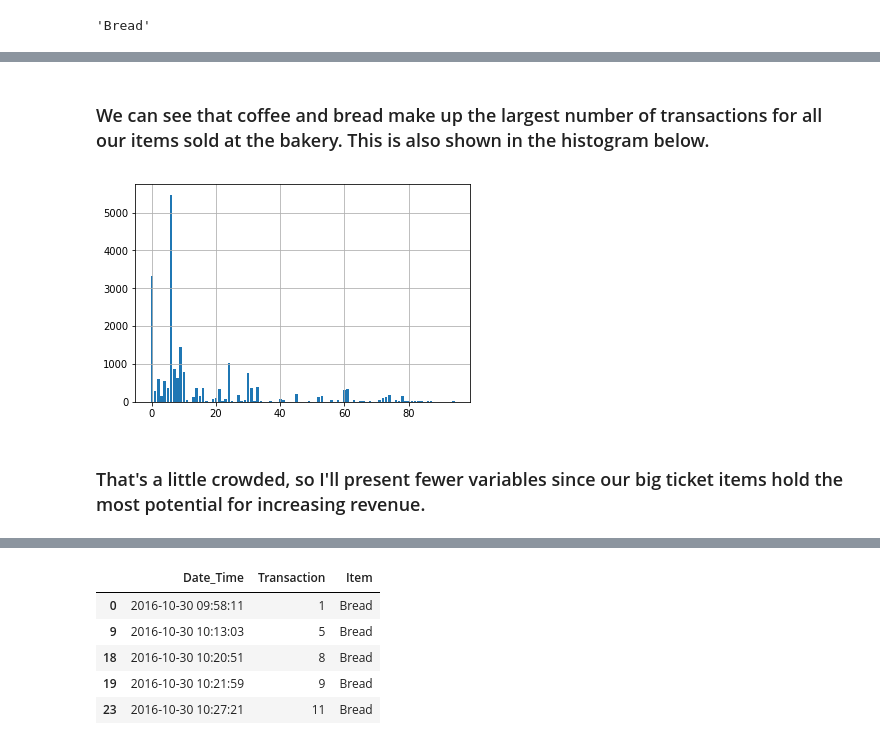
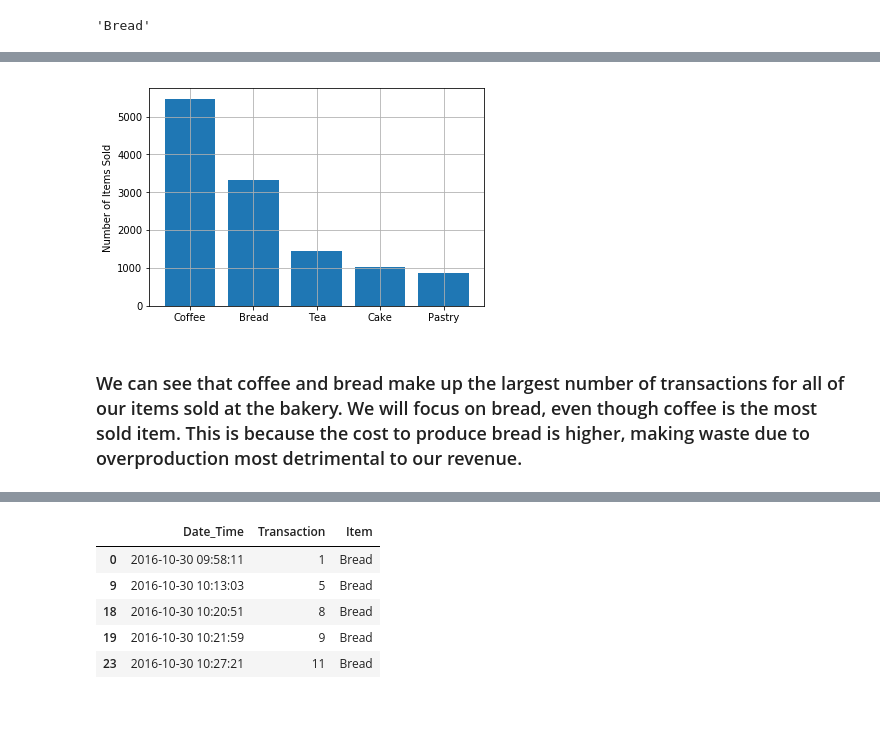
Before and after one commit to zgod89/Thinkful, a Jupyter notebook: unit1/u1cap.ipynb, the cells around one changed output, grey strips where cells are left out. Cells and saved outputs as stored; diff of their text form; code cells hidden in the pictures; blank space fills up the shorter version.

```diff
--- a/unit1/u1cap.ipynb
+++ b/unit1/u1cap.ipynb
@@ -98 +84,6 @@ Looking for item  Tacos/Fajita
 {'Bread': 3325, 'Scandinavian': 277, 'Hot chocolate': 590, 'Jam': 149, 'Cookies': 540, 'Muffin': 370, 'Coffee': 5471, 'Pastry': 856, 'Medialuna': 616, 'Tea': 1435, 'NONE': 786, 'Tartine': 47, 'Basket' ...
+# %%
+# Making it more pythonic
+import operator
+sorted_counts = sorted(counts.items(), key=operator.itemgetter(1), reverse=True)
+sorted_counts
@@ -99,11 +108,22 @@ Looking for item  Tacos/Fajita
+# %%
+# Turn my list of tuples into a dictionary of the top 5 items.
+sorted_counts2 = dict(sorted_counts[0:5])
+
+# Plotting set up.
+fig, ax = plt.subplots()
+y = sorted_counts2.values()
+x = range(0, len(y))
+
+# Making xticks from my list of tuples.
+my_xticks = [num[0] for num in sorted_counts]
+my_xticks = my_xticks[0:5]
+
+plt.xticks(x, my_xticks)
+plt.bar(x, y)
+plt.grid(True)
+ax.set_ylabel('Number of Items Sold')
+plt.show()
+# %% [output]
+[figure, added]
 # %% [markdown]
-### We can see that coffee and bread make up the largest number of transactions for all our items sold at the bakery. This is also shown in the histogram below.
+### We can see that coffee and bread make up the largest number of transactions for all of our items sold at the bakery. We will focus on bread, even though coffee is the most sold item. This is because the cost to produce bread is higher, making waste due to overproduction most detrimental to our revenue.
-# %%
-y = counts.values()
-x = range(0, len(y))
-plt.bar(x, y)
-plt.grid(True)
-# %% [output]
-[figure, removed]
-# %% [markdown]
-### That's a little crowded, so I'll present fewer variables since our big ticket items hold the most potential for increasing revenue.
```
Also changed, not shown: parts of 10 cells of this notebook.
